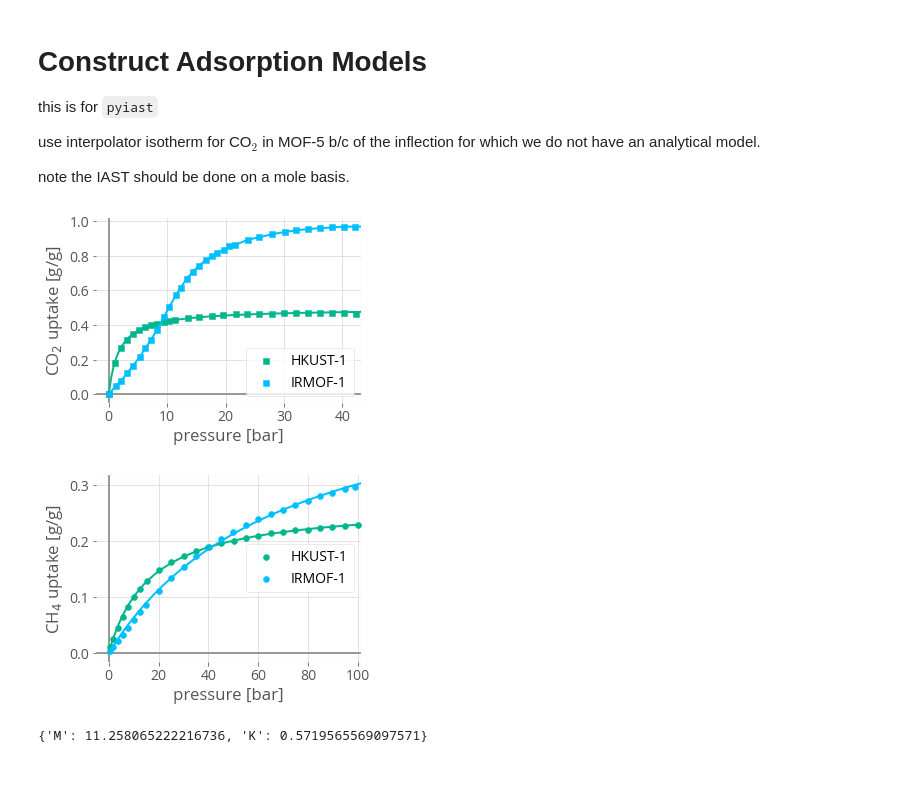
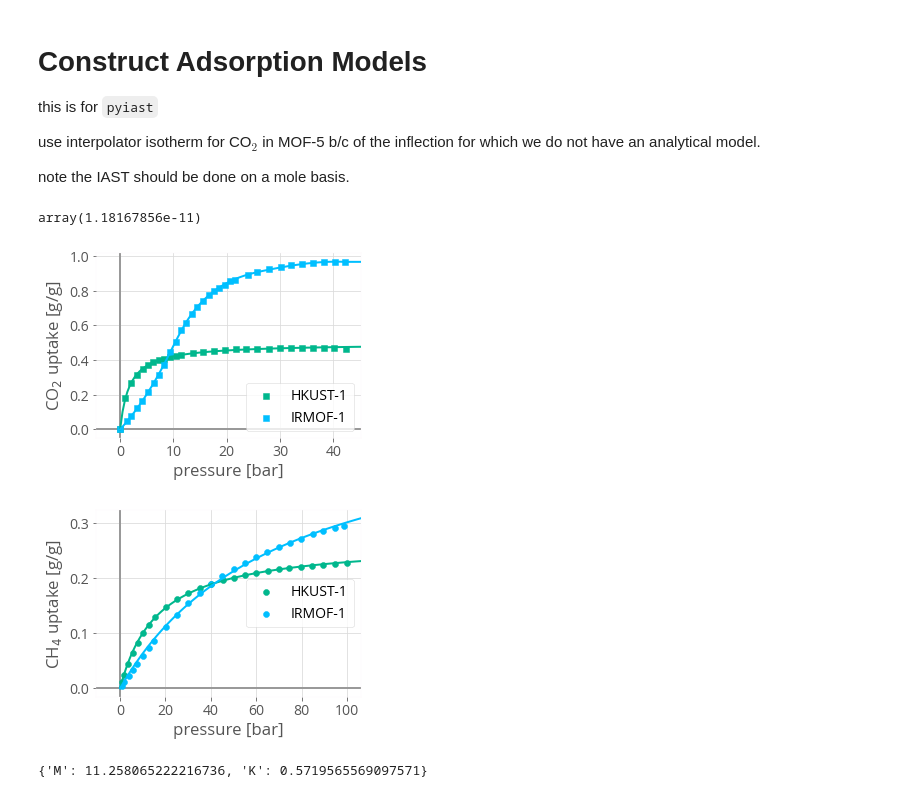
Before and after one commit to SimonEnsemble/nonlinear_sensing, a Jupyter notebook: viz mapping.ipynb, the cells around one changed output. Drawn from its saved outputs; the diff is of its cells as text; code cells hidden in the pictures.

Commit message:
smoothing splines!

```diff
--- a/viz mapping.ipynb
+++ b/viz mapping.ipynb
@@ -91,44 +92,54 @@ for mof in mofs:
     ads_model[mof] = dict()
     for gas in gases:
         if gas == "co2" and mof == "IRMOF-1":
+            wts = np.ones(df[mof][gas].shape[0])
+            wts[0] = 100000.0
             ads_model[mof][gas] = pyiast.InterpolatorIsotherm(df[mof][gas],
                                                               pressure_key="P(bar)",
                                                               loading_key="N(mmol/g)",
+                                                              interp_kind="UnivariateSpline",
+                                                              interp_s=0.1,
+                                                              interp_w=wts,
                                                               fill_value=df[mof][gas]["N(mmol/g)"].max())
         else:
             ads_model[mof][gas] = pyiast.ModelIsotherm(df[mof][gas],
                                                        pressure_key="P(bar)",
                                                        loading_key="N(mmol/g)",
                                                        model="Langmuir")
+# %%
+ads_model["IRMOF-1"]["co2"].loading(0.00)
+# %% [output]
+array(1.18167856e-11)
 # %%
 def draw_axes():
     plt.axvline(x=0, color="0.6", zorder=1)
     plt.axhline(y=0, color="0.6", zorder=1)
 
-p_max = {"ch4": 101.0, "co2": 43.1}
+p_max = {"ch4": 106.0, "co2": 45.1}
 
 viz_fits = True
 for gas in gases:
     p = np.linspace(0.0, p_max[gas], 100)
     plt.figure(figsize=[6.4* 0.75, 4.8* 0.75])
     for mof in mofs:
         plt.scatter(df[mof][gas]["P(bar)"], df[mof][gas]["N(g/g)"], color=mof_to_color[mof],
                     zorder=100, marker=gas_to_marker[gas], label=mof)
         if viz_fits:
             plt.plot(p, ads_model[mof][gas].loading(p) * molecular_weight[gas] / 1000, color=mof_to_color[mof], zorder=100)
     draw_axes()
     plt.legend()
     plt.xlabel("pressure [bar]")
     plt.ylabel(gas_to_label[gas] + " uptake [g/g]")
     plt.tight_layout()
-    plt.xlim(xmax=p_max[gas])
+    plt.xlim([-0.1 * p_max[gas], p_max[gas]])
+#     plt.ylim([0, 0.2])
     if viz_fits:
         plt.savefig(gas + "_adsorption_data_fits.pdf", format="pdf") # in  mapping nb
     else:
         plt.savefig(gas + "_adsorption_data.pdf", format="pdf") # in  mapping nb
 # %% [output]
-[figure, old version]
+[figure, new version]
-[figure, old version]
+[figure, new version]
 # %%
 ads_model["HKUST-1"]["co2"].params # e.g. get params
 # %% [output]
```
Also changed, not shown: parts of 15 cells of this notebook, 5 other files.
